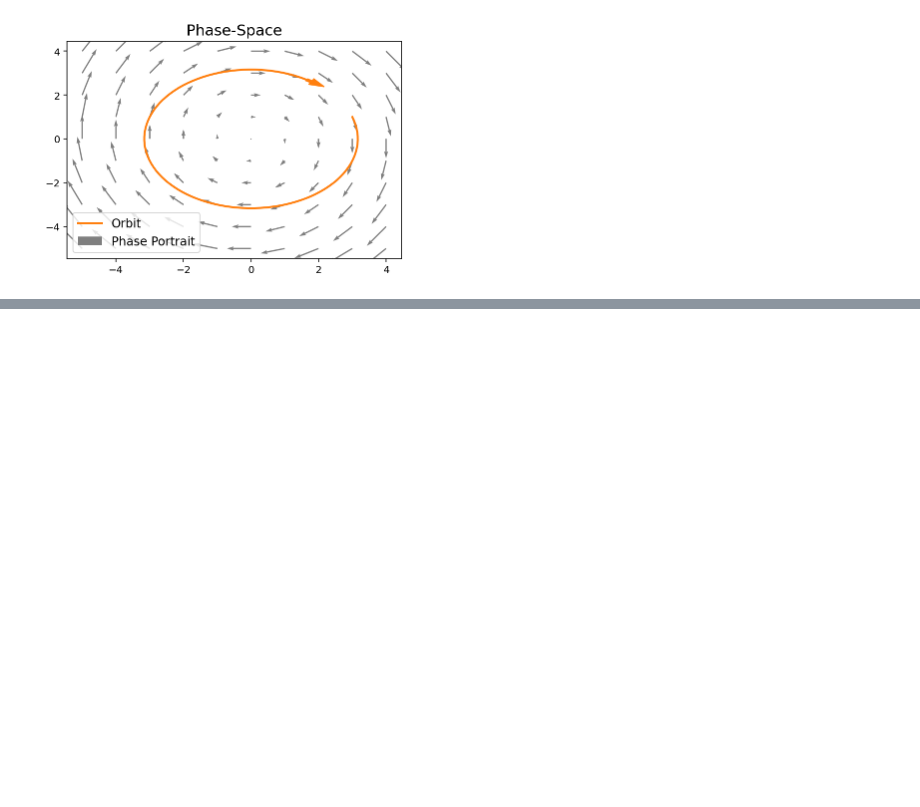
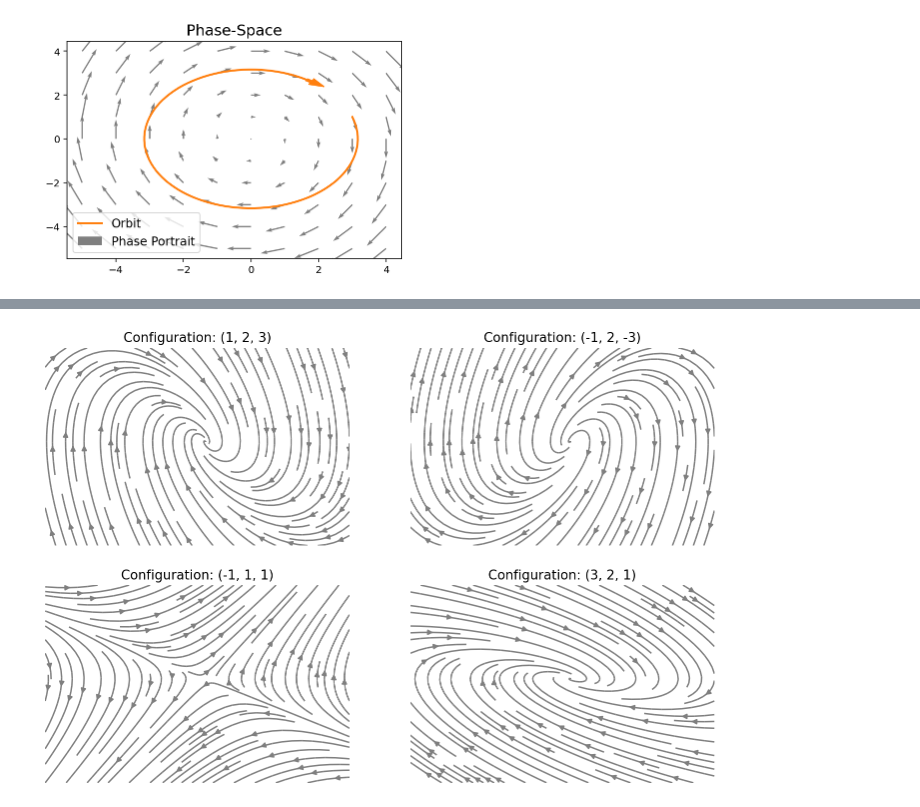
Before and after one commit to gerdm/QMUL, a Jupyter notebook: MTH744P-dynamical-systems/l01-vector-fields.ipynb, the cells around one changed output, grey strips where cells are left out. Saved outputs shown, nothing was run; the diff lists cells and outputs as text; code cells hidden in the pictures; blank space fills up the shorter version.

Commit message:
MTH744P-mod: add streamplot for l01 notebook

```diff
--- a/MTH744P-dynamical-systems/l01-vector-fields.ipynb
+++ b/MTH744P-dynamical-systems/l01-vector-fields.ipynb
@@ -49,0 +67,21 @@ plt.title("Phase-Space", fontsize=15);
+# %%
+Y, X = np.mgrid[-5:5:0.5, -5:5:0.5]
+a, b, c = 4, 2, 3
+
+def dynamical_system(X, Y, a, b, c):
+    X_dot = Y
+    Y_dot = - b / a * Y - c / a * X
+
+    return X_dot, Y_dot
+
+configurations = [(1, 2, 3), (-1, 2, -3), (-1, 1, 1), (3, 2, 1)]
+
+fig, ax = plt.subplots(2, 2, figsize=(12, 8))
+ax = ax.ravel()
+for (a, b, c), axi in zip(configurations, ax):
+    X_dot, Y_dot = dynamical_system(X, Y, a, b, c)
+    axi.streamplot(X, Y, X_dot, Y_dot, color="tab:gray")
+    axi.set_title(f"Configuration: {(a, b, c)}", fontsize=13)
+    axi.axis("off");
+# %% [output]
+[figure, added]
```
Also changed, not shown: parts of 1 cell of this notebook.
